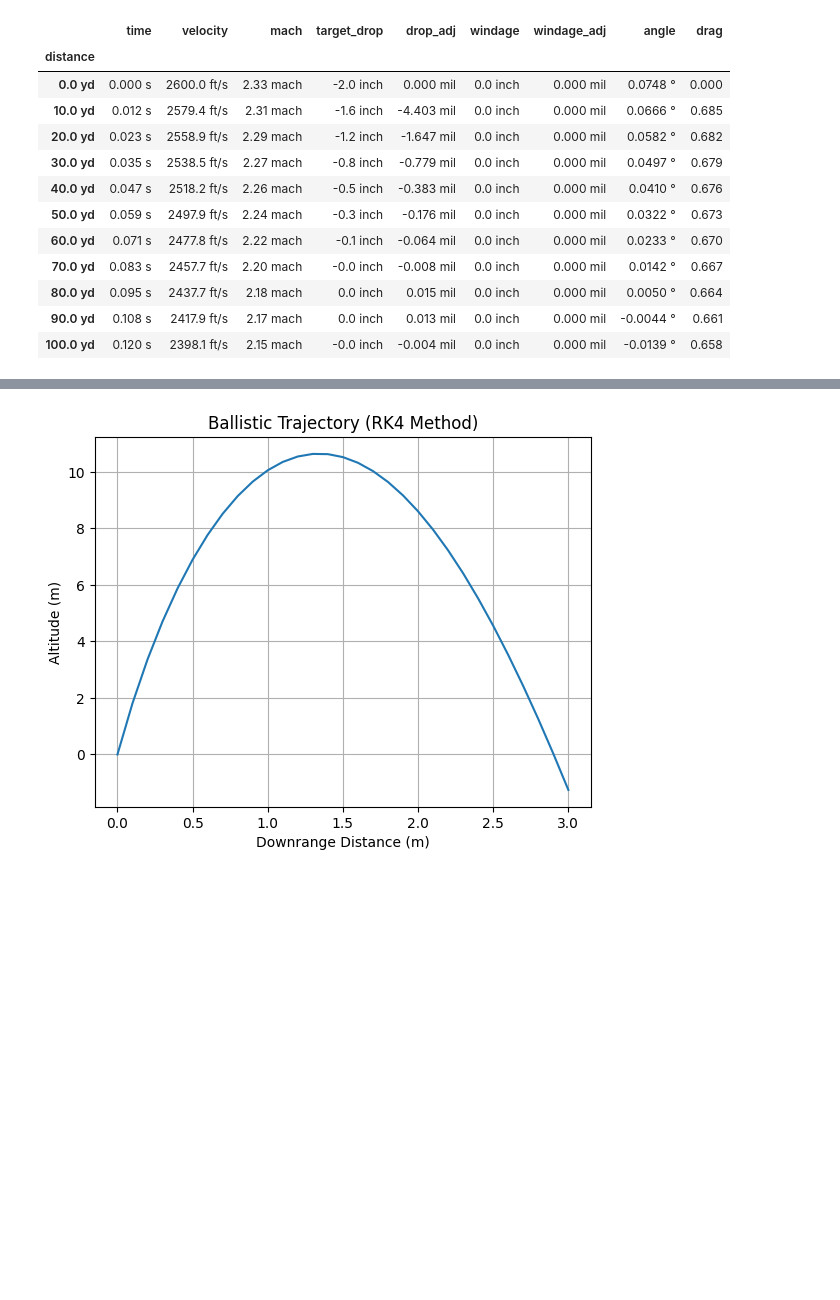
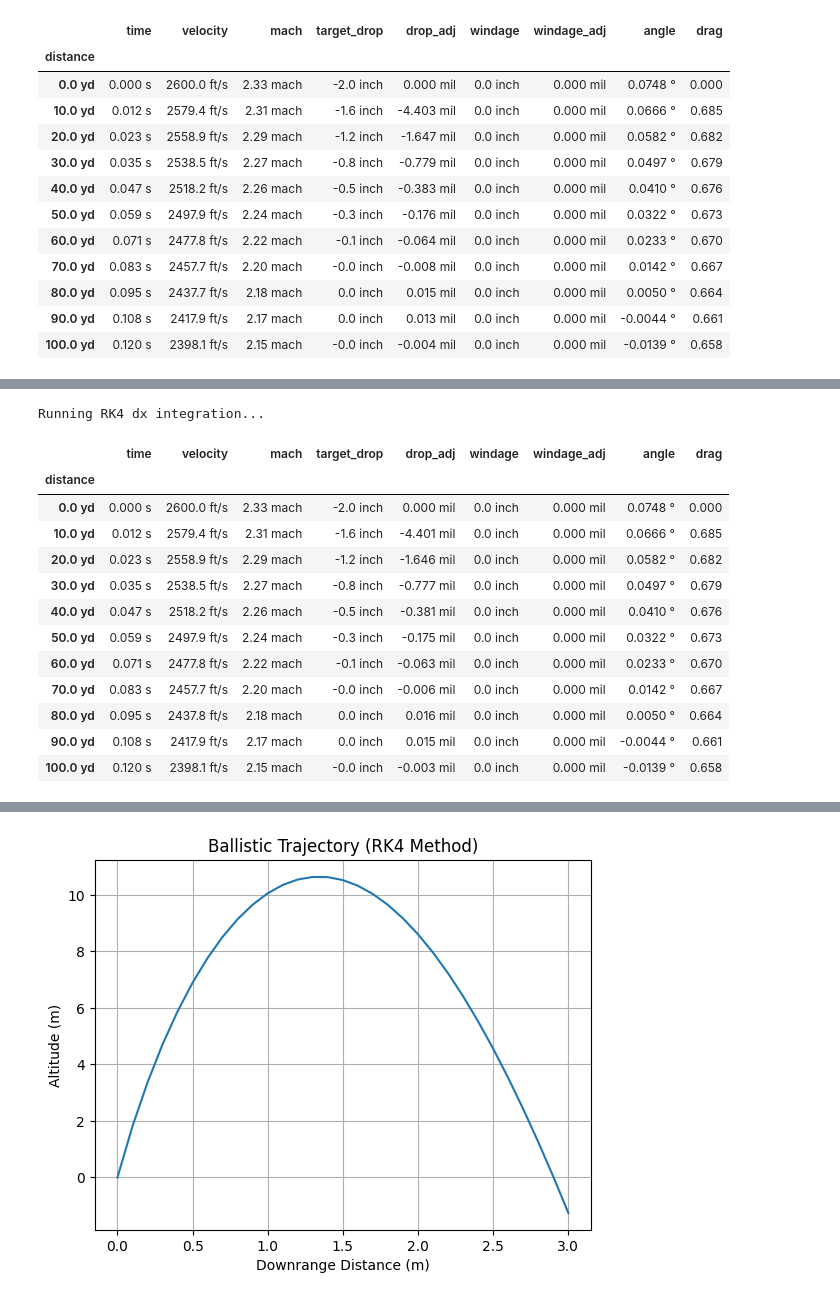
Before and after one commit to dbookstaber/py_ballistics, a Jupyter notebook: Example.ipynb, the cells around one changed output, grey strips where cells are left out. Drawn from its saved outputs; the diff is of its cells as text; code cells hidden in the pictures; blank space fills up the shorter version.

```diff
--- a/Example.ipynb
+++ b/Example.ipynb
@@ -79,3 +79,25 @@ Running RK4 dt integration...
+# %%
+set_calcMethod(CalcMethod.RK_dx)
+zero = Shot(weapon=Weapon(sight_height=2), ammo=Ammo(DragModel(0.22, TableG7), mv=Velocity.FPS(2600)), relative_angle=Angular.Mil(1.33))
+calc = Calculator()
+zero_distance = Distance.Yard(100)
+traj = calc.fire(zero, trajectory_range=zero_distance)
+traj.dataframe(True).drop(['height', 'look_distance', 'density_factor', 'energy', 'ogw', 'flag'], axis=1).set_index('distance')
+# %% [output]
+Running RK4 dx integration...
+|  | time | velocity | mach | target_drop | drop_adj | windage | windage_adj | angle | drag |
+| distance |  |  |  |  |  |  |  |  |  |
+| 0.0 yd | 0.000 s | 2600.0 ft/s | 2.33 mach | -2.0 inch | 0.000 mil | 0.0 inch | 0.000 mil | 0.0748 ° | 0.000 |
+| 10.0 yd | 0.012 s | 2579.4 ft/s | 2.31 mach | -1.6 inch | -4.401 mil | 0.0 inch | 0.000 mil | 0.0666 ° | 0.685 |
+| 20.0 yd | 0.023 s | 2558.9 ft/s | 2.29 mach | -1.2 inch | -1.646 mil | 0.0 inch | 0.000 mil | 0.0582 ° | 0.682 |
+| 30.0 yd | 0.035 s | 2538.5 ft/s | 2.27 mach | -0.8 inch | -0.777 mil | 0.0 inch | 0.000 mil | 0.0497 ° | 0.679 |
+| 40.0 yd | 0.047 s | 2518.2 ft/s | 2.26 mach | -0.5 inch | -0.381 mil | 0.0 inch | 0.000 mil | 0.0410 ° | 0.676 |
+| 50.0 yd | 0.059 s | 2497.9 ft/s | 2.24 mach | -0.3 inch | -0.175 mil | 0.0 inch | 0.000 mil | 0.0322 ° | 0.673 |
+| 60.0 yd | 0.071 s | 2477.8 ft/s | 2.22 mach | -0.1 inch | -0.063 mil | 0.0 inch | 0.000 mil | 0.0233 ° | 0.670 |
+| 70.0 yd | 0.083 s | 2457.7 ft/s | 2.20 mach | -0.0 inch | -0.006 mil | 0.0 inch | 0.000 mil | 0.0142 ° | 0.667 |
+| 80.0 yd | 0.095 s | 2437.8 ft/s | 2.18 mach | 0.0 inch | 0.016 mil | 0.0 inch | 0.000 mil | 0.0050 ° | 0.664 |
+| 90.0 yd | 0.108 s | 2417.9 ft/s | 2.17 mach | 0.0 inch | 0.015 mil | 0.0 inch | 0.000 mil | -0.0044 ° | 0.661 |
+| 100.0 yd | 0.120 s | 2398.1 ft/s | 2.15 mach | -0.0 inch | -0.003 mil | 0.0 inch | 0.000 mil | -0.0139 ° | 0.658 |
 # %%
 set_global_max_calc_step_size(Distance.Foot(5))
 zero = Shot(weapon=Weapon(sight_height=2), ammo=Ammo(DragModel(0.22, TableG7), mv=Velocity.FPS(2600)), relative_angle=Angular.Mil(1.33))
```
Also changed, not shown: parts of 6 cells of this notebook, 3 other files.
